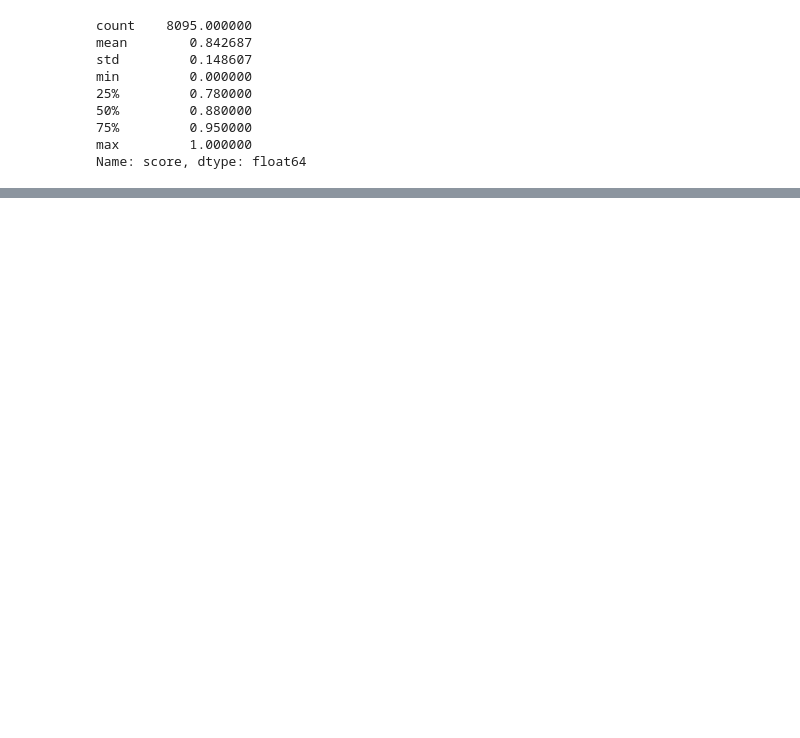
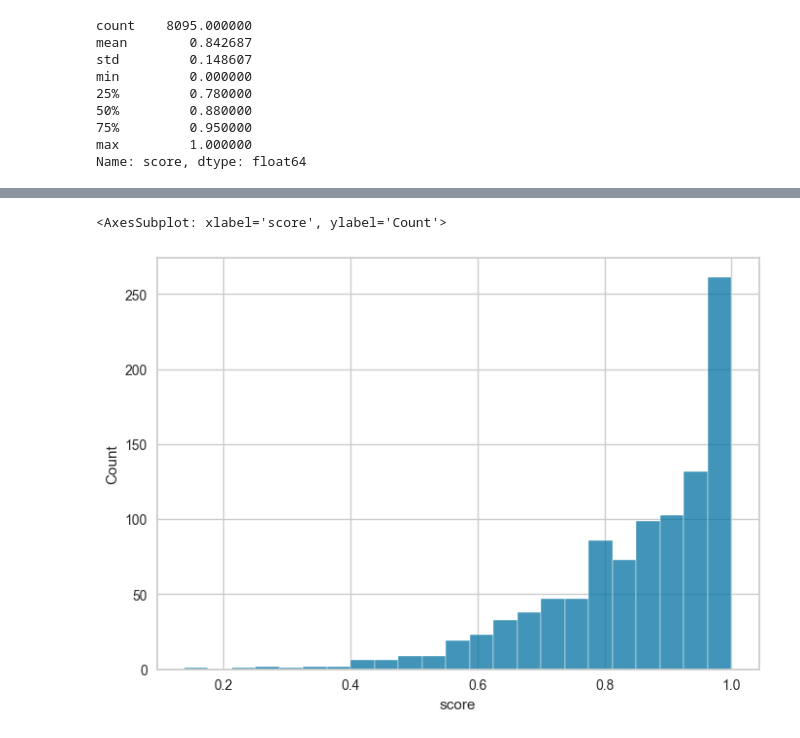
Before and after one commit to chainReactionCol/newRep, a Jupyter notebook: Ev_ML_Sanchez_Ruiz.ipynb, the cells around one changed output, grey strips where cells are left out. Cells and saved outputs as stored; diff of their text form; code cells hidden in the pictures; blank space fills up the shorter version.

```diff
--- a/Ev_ML_Sanchez_Ruiz.ipynb
+++ b/Ev_ML_Sanchez_Ruiz.ipynb
@@ -108,0 +220,5 @@ Max: 1.0
+# %%
+sns.histplot(Spotify_df['score'])
+# %% [output]
+<AxesSubplot: xlabel='score', ylabel='Count'>
+[figure, added]
```
Also changed, not shown: parts of 9 cells of this notebook.
